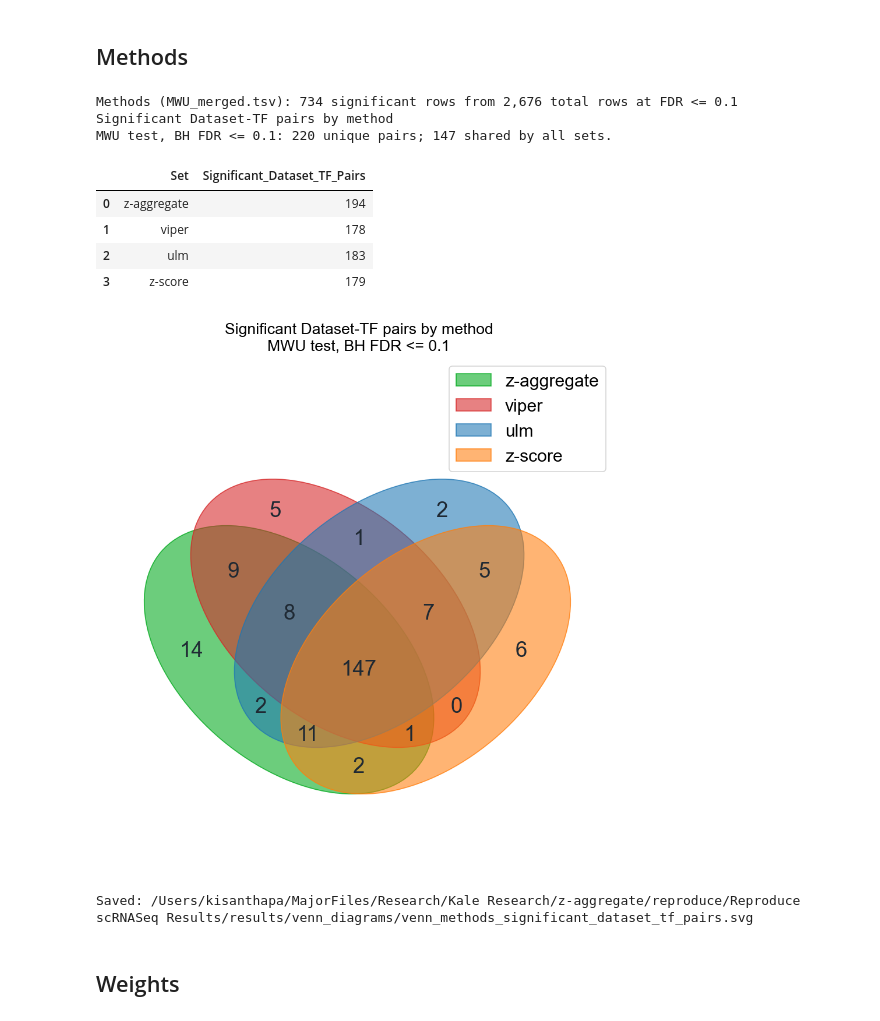
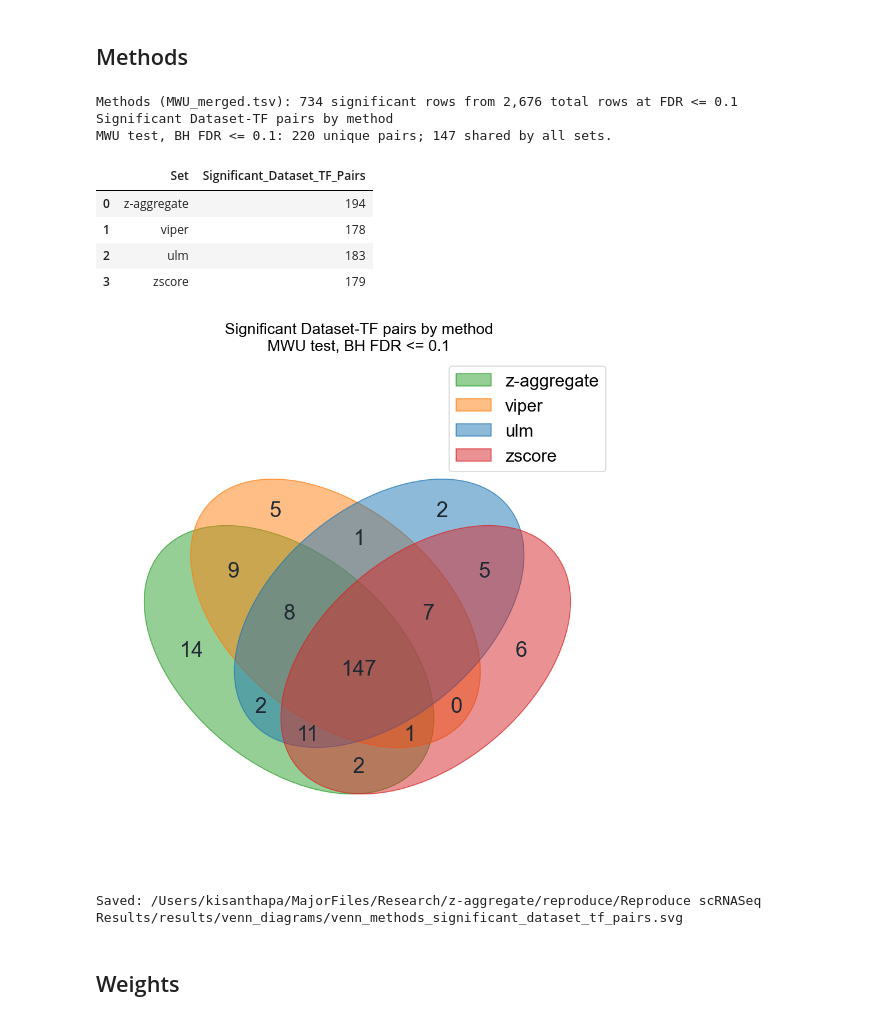
Before and after one commit to PathwayAndDataAnalysis/z-aggregate, a Jupyter notebook: reproduce/Reproduce scRNASeq Results/generate_venn_diagrams.ipynb, the cells around one changed output. Saved outputs shown, nothing was run; the diff lists cells and outputs as text; code cells hidden in the pictures.

Commit message:
venn diagram code refactored

```diff
--- a/reproduce/Reproduce scRNASeq Results/generate_venn_diagrams.ipynb
+++ b/reproduce/Reproduce scRNASeq Results/generate_venn_diagrams.ipynb
@@ -184,42 +173,37 @@ def plot_venn4(
 # %% [markdown]
 ## Methods
 # %%
-METHOD_ORDER = ['z-aggregate', 'viper', 'ulm', 'zscore']
-METHOD_LABELS = {
-    'z-aggregate': 'z-aggregate',
-    'viper': 'viper',
-    'ulm': 'ulm',
-    'zscore': 'z-score',
+# Dictionary insertion order controls the set and legend order.
+METHODS = {
+    "z-aggregate": {"color": "tab:green"},
+    "viper": {"color": "tab:orange"},
+    "ulm": {"color": "tab:blue"},
+    "zscore": {"color": "tab:red"},
 }
-METHOD_COLORS = ["#02AA1E", "#D62728", "#1F77B4", "#FF7F0E"]
 
 methods_sig = load_significant_pairs(
-    result_group='Methods',
-    group_col='Method',
-    order=METHOD_ORDER,
-    label_map=METHOD_LABELS,
+    result_group="Methods",
+    group_col="Method",
+    groups=METHODS,
 )
-method_sets = build_dataset_tf_sets(methods_sig, 'Method', METHOD_ORDER, METHOD_LABELS)
+method_sets = build_dataset_tf_sets(methods_sig, "Method", METHODS)
 method_counts, method_shared = plot_venn4(
     method_sets,
-    title=(
-        'Significant Dataset-TF pairs by method\n'
-        f'MWU test, BH FDR <= {ALPHA_FDR}'
-    ),
-    output_name='venn_methods_significant_dataset_tf_pairs',
-    colors=METHOD_COLORS,
+    title=(f"Significant Dataset-TF pairs by method\nMWU test, BH FDR <= {ALPHA_FDR}"),
+    output_name="venn_methods_significant_dataset_tf_pairs",
+    groups=METHODS,
 )
 # %% [output]
 Methods (MWU_merged.tsv): 734 significant rows from 2,676 total rows at FDR <= 0.1
 Significant Dataset-TF pairs by method
 MWU test, BH FDR <= 0.1: 220 unique pairs; 147 shared by all sets.
 |  | Set | Significant_Dataset_TF_Pairs |
 | 0 | z-aggregate | 194 |
 | 1 | viper | 178 |
 | 2 | ulm | 183 |
-| 3 | z-score | 179 |
+| 3 | zscore | 179 |
-[figure, old version]
+[figure, new version]
-Saved: /Users/kisanthapa/MajorFiles/Research/Kale Research/z-aggregate/reproduce/Reproduce scRNASeq Results/results/venn_diagrams/venn_methods_significant_dataset_tf_pairs.svg
+Saved: /Users/kisanthapa/MajorFiles/Research/z-aggregate/reproduce/Reproduce scRNASeq Results/results/venn_diagrams/venn_methods_significant_dataset_tf_pairs.svg
 # %% [markdown]
 ## Weights
 # %%
```
Also changed, not shown: parts of 5 cells of this notebook, 2 other files.
